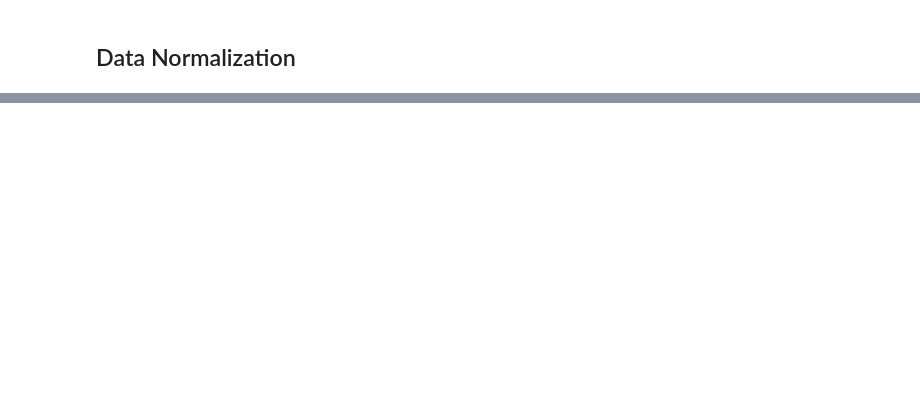
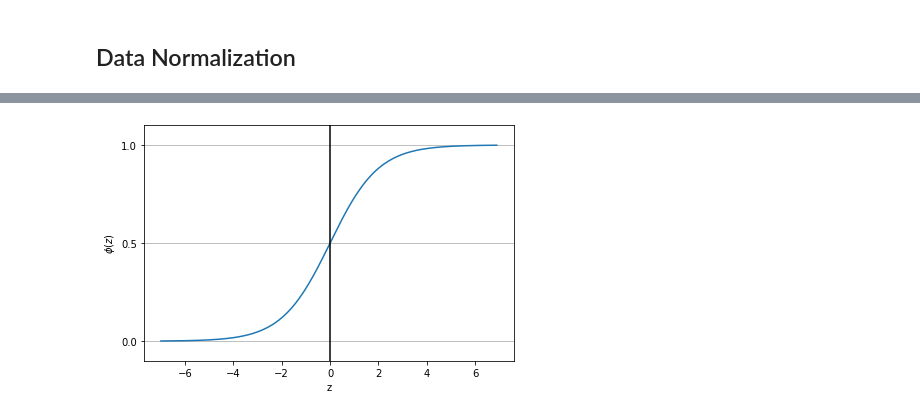
Before and after one commit to MargheritaMusumeci/Credit-card-fraud-detection, a Jupyter notebook: CCFD.ipynb, the cells around one changed output, grey strips where cells are left out. Saved outputs shown, nothing was run; the diff lists cells and outputs as text; code cells hidden in the pictures; blank space fills up the shorter version.

Commit message:
Implemented Logistic Regression and performance evaluation's functions

```diff
--- a/CCFD.ipynb
+++ b/CCFD.ipynb
@@ -236,0 +371,32 @@ def RUS(ratio):
+# %%
+def sigmoid(z):
+  """
+  This function returns the value of the sigmoid function given an input value
+
+  @params: z: a linear combination of the input and the features associated with the training examples
+  """
+  return (1/(1+jnp.exp(-z)))
+# %%
+# print the sigmoid function in the range (-7 , +7)
+
+# define range
+z = np.arange(-7, 7, 0.1)
+
+# calculate the sigmoid
+phi_z = sigmoid(z)
+plt.plot(z, phi_z)
+
+plt.axvline(0.0, color='k')
+plt.ylim(-0.1, 1.1)
+
+# add labels
+plt.xlabel('z')
+plt.ylabel('$\phi (z)$')
+
+# add y axis ticks and gridline
+plt.yticks([0.0, 0.5, 1.0])
+ax = plt.gca() # get current axis
+ax.yaxis.grid(True) # display axis
+plt.tight_layout() # adjust the padding between and around subplots
+# %% [output]
+[figure, added]
```
Also changed, not shown: parts of 85 cells of this notebook, 2 other files.
